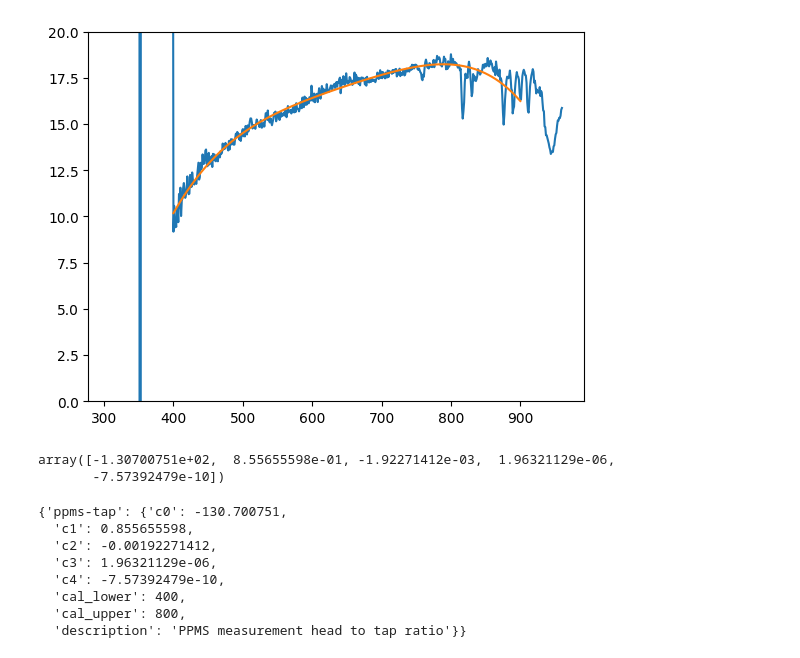
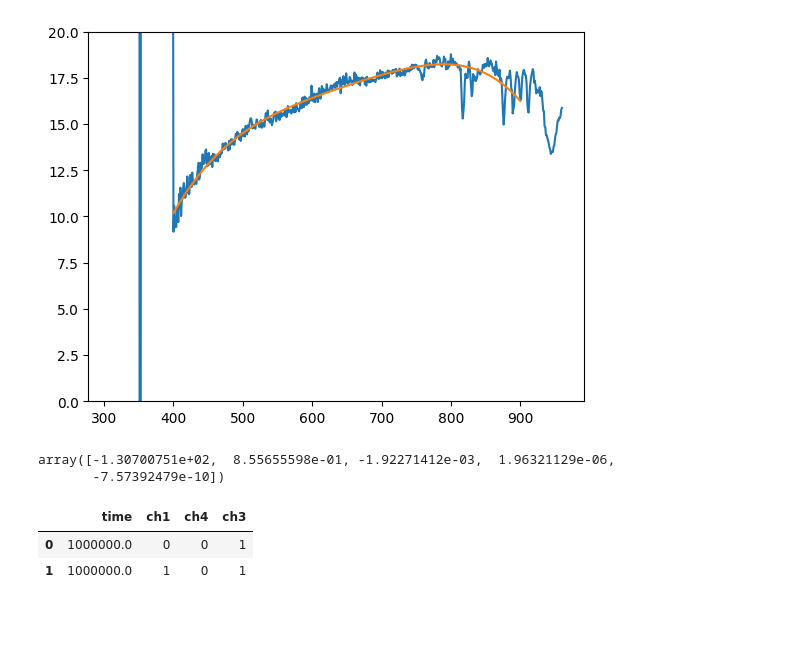
Before and after one commit to bgoblyos/instrumpy, a Jupyter notebook: notebook.ipynb, the cells around one changed output. Saved outputs shown, nothing was run; the diff lists cells and outputs as text; code cells hidden in the pictures; blank space fills up the shorter version.

```diff
--- a/notebook.ipynb
+++ b/notebook.ipynb
@@ -71,16 +71,27 @@ array([-1.30700751e+02,  8.55655598e-01, -1.92271412e-03,  1.96321129e-06,
        -7.57392479e-10])
 # %%
 import json
-with open("Config/PM100/PPMS-tap.json", "r") as file:
+with open("Config/PicoPulse.json", "r") as file:
     d = json.load(file)
 
-d
+mapping = d.get("studentlab-v1", None).get("mapping", None)
-# %% [output]
-{'ppms-tap': {'c0': -130.700751,
-  'c1': 0.855655598,
-  'c2': -0.00192271412,
-  'c3': 1.96321129e-06,
-  'c4': -7.57392479e-10,
-  'cal_lower': 400,
-  'cal_upper': 800,
-  'description': 'PPMS measurement head to tap ratio'}}
+# %%
+import pandas as pd
+idle_seq = pd.DataFrame(
+        columns = ['time', 'lockin', 'laser', 'I'],
+        data = [
+            [1e6, 0, 0, 1],
+            [1e6, 1, 0, 1],
+        ]
+    )
+
+idle_seq.rename(
+                columns = mapping,
+                inplace = True
+            )
+
+idle_seq
+# %% [output]
+|  | time | ch1 | ch4 | ch3 |
+| 0 | 1000000.0 | 0 | 0 | 1 |
+| 1 | 1000000.0 | 1 | 0 | 1 |
```
Also changed, not shown: 4 other files.
